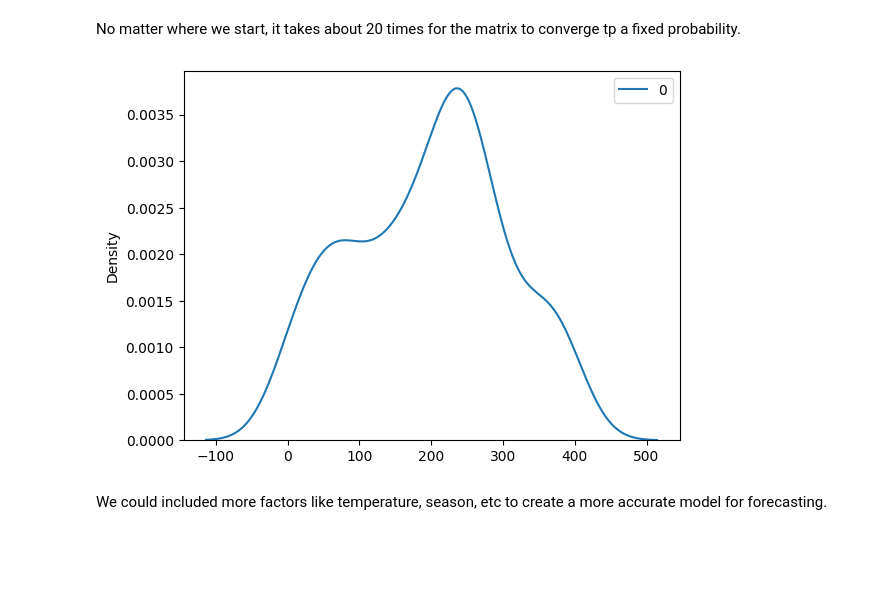
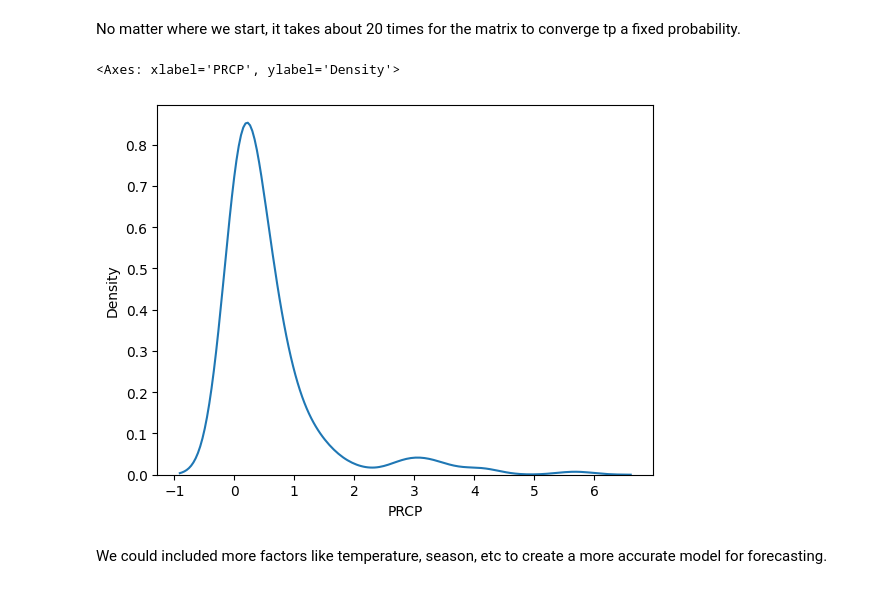
Before and after one commit to gegeorge25/DS5030_public_repo_grace_george, a Jupyter notebook: assignment_5.ipynb, the cells around one changed output. Drawn from its saved outputs; the diff is of its cells as text; code cells hidden in the pictures; blank space fills up the shorter version.

```diff
--- a/assignment_5.ipynb
+++ b/assignment_5.ipynb
@@ -409,12 +409,11 @@ Rainy at Start
 [0.5673463 0.4326537]
 # %% [markdown]
 No matter where we start, it takes about 20 times for the matrix to converge tp a fixed probability.
-# %%
-x=np.where(weather['rain'] ==1)
-sns.kdeplot(x)
-plt.show()
-# %% [output]
-[figure, removed]
+# %%
+sns.kdeplot( x = weather.loc[ weather['PRCP']>0, 'PRCP'])
+# %% [output]
+<Axes: xlabel='PRCP', ylabel='Density'>
+[figure, added]
 # %% [markdown]
 We could included more factors like temperature, season, etc to create a more accurate model for forecasting.
 # %% [markdown]
```
Also changed, not shown: parts of 18 cells of this notebook.
